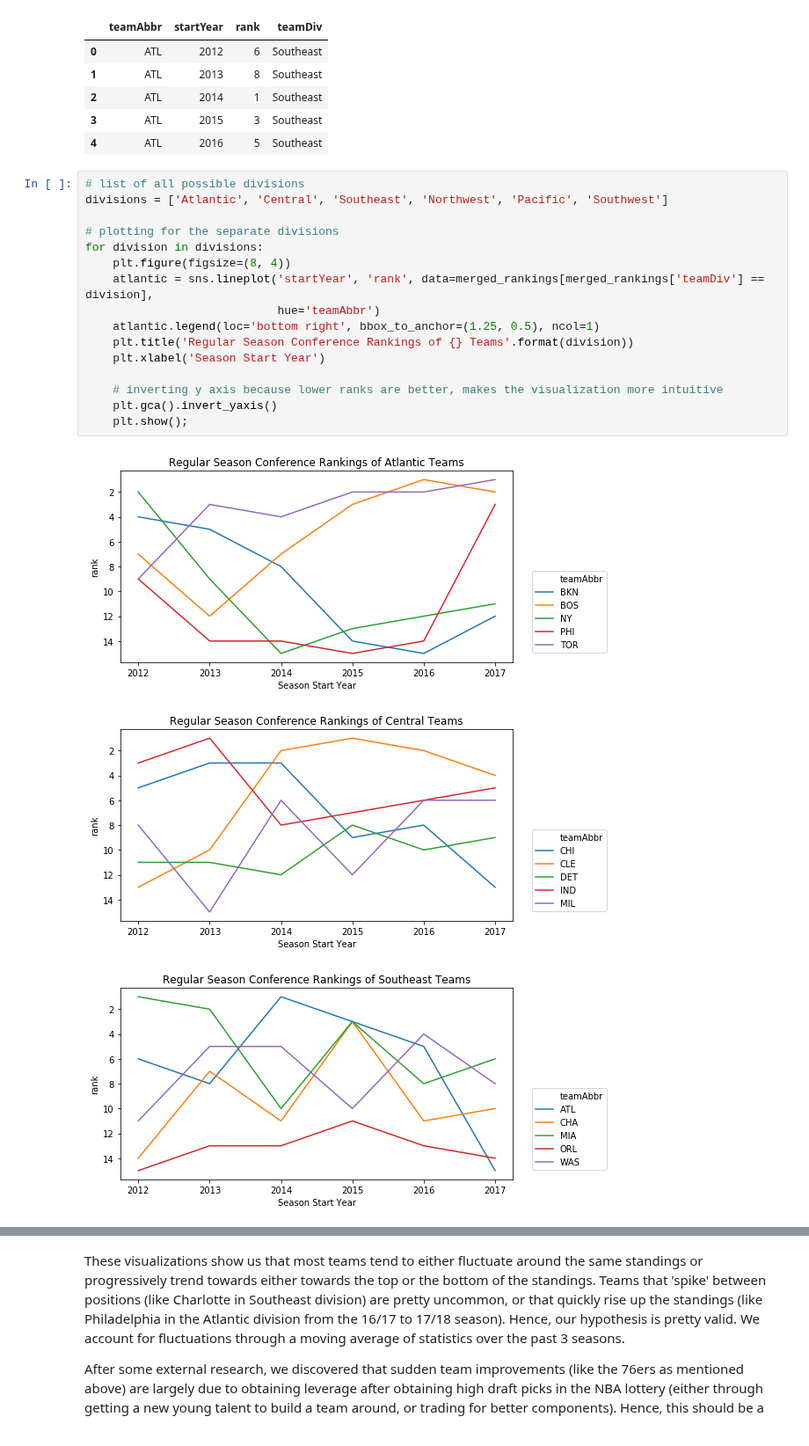
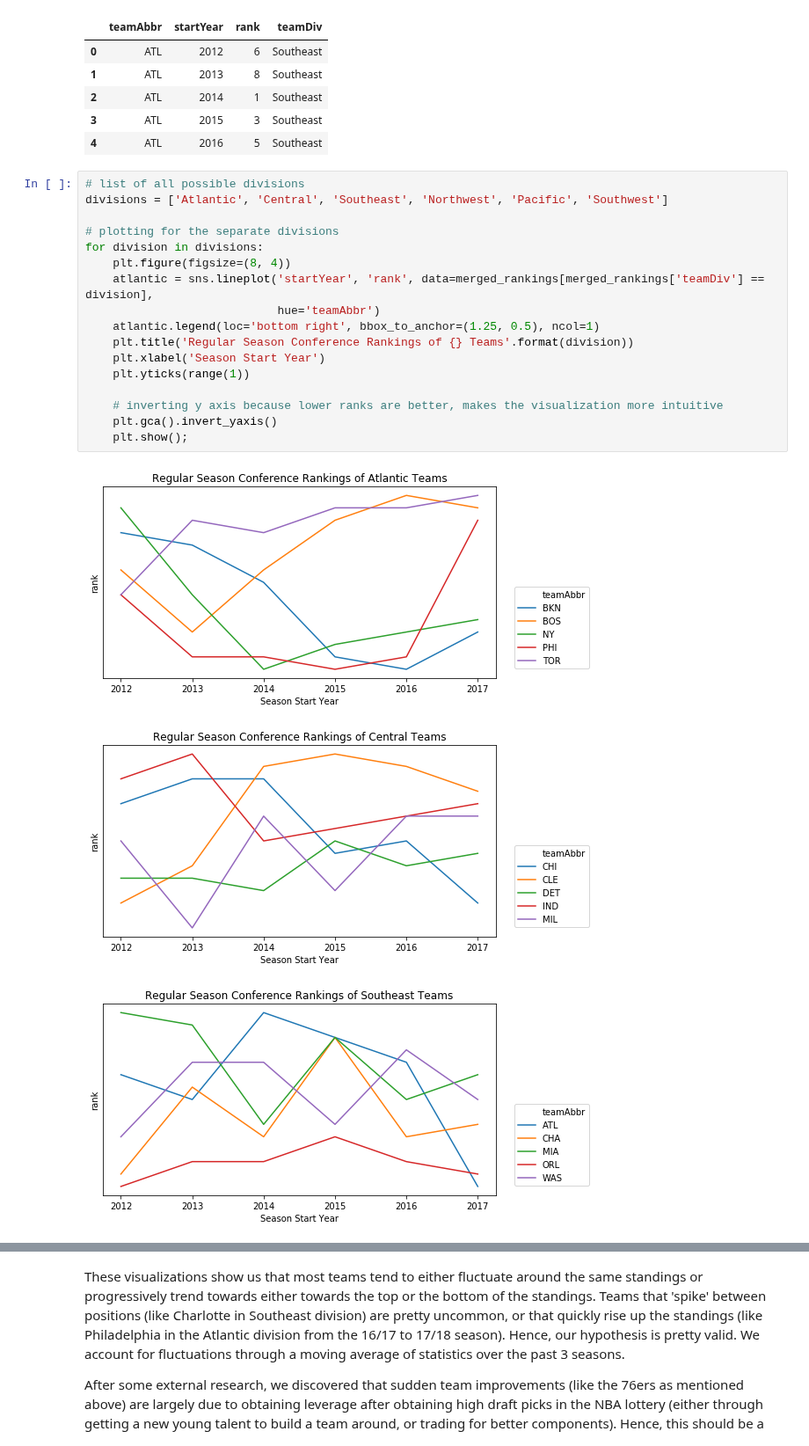
Before and after one commit to ktang98/basketball_analysis, a Jupyter notebook: basketball/basketball_analysis.ipynb, the cells around one changed output, grey strips where cells are left out. Shown at 88% size. Saved outputs shown, nothing was run; the diff lists cells and outputs as text.

```diff
--- a/basketball/basketball_analysis.ipynb
+++ b/basketball/basketball_analysis.ipynb
@@ -235,20 +236,21 @@ merged_rankings.head()
 # %%
 # list of all possible divisions
 divisions = ['Atlantic', 'Central', 'Southeast', 'Northwest', 'Pacific', 'Southwest']
 
 # plotting for the separate divisions
 for division in divisions:
     plt.figure(figsize=(8, 4))
     atlantic = sns.lineplot('startYear', 'rank', data=merged_rankings[merged_rankings['teamDiv'] == division],
                             hue='teamAbbr')
     atlantic.legend(loc='bottom right', bbox_to_anchor=(1.25, 0.5), ncol=1)
     plt.title('Regular Season Conference Rankings of {} Teams'.format(division))
     plt.xlabel('Season Start Year')
+    plt.yticks(range(1))
 
     # inverting y axis because lower ranks are better, makes the visualization more intuitive
     plt.gca().invert_yaxis()
     plt.show();
 # %% [output]
-[figure, old version]
+[figure, new version]
-[figure, old version]
+[figure, new version]
-[figure, old version]
+[figure, new version]
```
Also changed, not shown: parts of 21 cells of this notebook.
